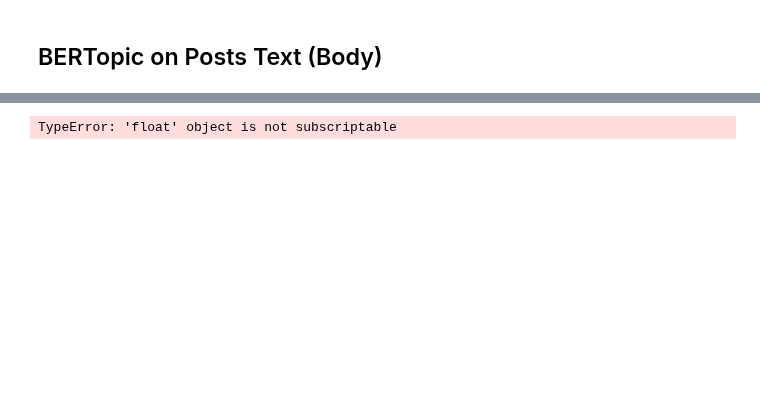
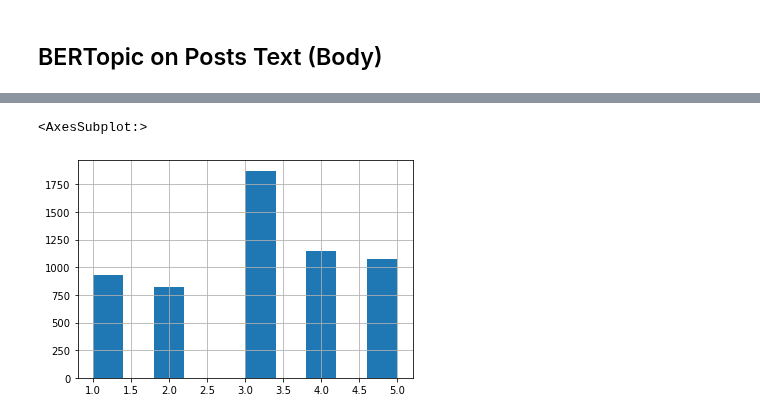
Before and after one commit to reddit-conflicting-viewpoints/Reddit, a Jupyter notebook: notebooks/EDA-TopicsAndSentiments - Preston 02-10-2022.ipynb, the cells around one changed output, grey strips where cells are left out. Cells and saved outputs as stored; diff of their text form; code cells hidden in the pictures; blank space fills up the shorter version.

```diff
--- a/notebooks/EDA-TopicsAndSentiments - Preston 02-10-2022.ipynb
+++ b/notebooks/EDA-TopicsAndSentiments - Preston 02-10-2022.ipynb
@@ -280,0 +224,10 @@ Subreddits with higher number of topics generally have higher vocabularies, whic
+# %%
+eda_df['posts_corpus_size'] = 0
+eda_df['posts_word_count'] = 0
+eda_df['posts_max_length'] = 0
+eda_df['posts_vocab_size'] = 0
+for i in posts_dic.keys():
+    eda_df['posts_corpus_size'].loc[i] = len(list(posts_dic[i]['body']))
+    eda_df['posts_word_count'].loc[i] = len([word for tokens in posts_dic[i]['body_filtered'] for word in tokens])
+    eda_df['posts_max_length'].loc[i] = np.max([len(tokens) for tokens in posts_dic[i]['body_filtered']])
+    eda_df['posts_vocab_size'].loc[i] = len(sorted(list(set([word for tokens in posts_dic[i]['body_filtered'] for word in tokens]))))
@@ -293,8 +265,14 @@ def sentiment_score(review):
     tokens = tokenizer.encode(review, return_tensors='pt')
     result = model(tokens)
     return int(torch.argmax(result.logits))+1
+# %%
+for i in comments_dic.keys():
+    comments_dic[i]['comment'] = comments_dic[i]['comment'].astype(str)
 # %%
 for i in comments_dic.keys():
     comments_dic[i]['sentiment'] = comments_dic[i]['comment'].apply(lambda x: sentiment_score(x[:512]))
-# %% [output]
-TypeError: 'float' object is not subscriptable
+# %%
+comments_dic['cs']['sentiment'].hist()
+# %% [output]
+<AxesSubplot:>
+[figure, added]
```
Also changed, not shown: parts of 40 cells of this notebook.
